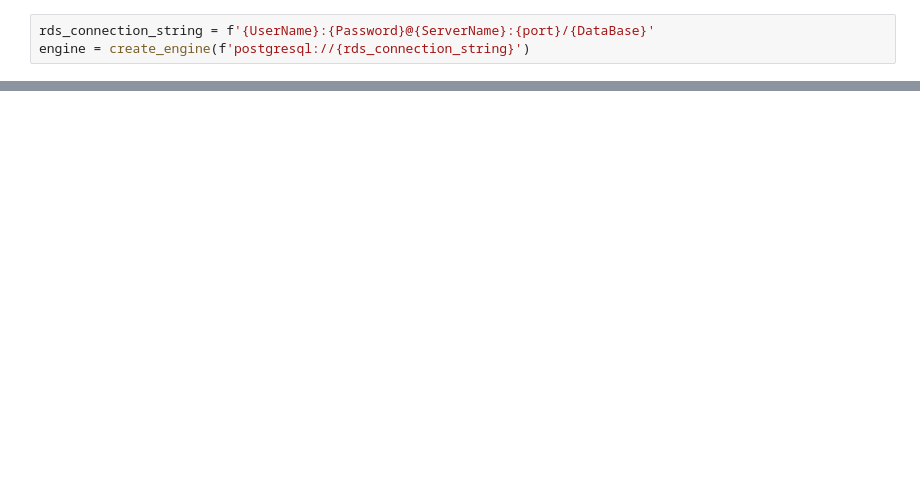
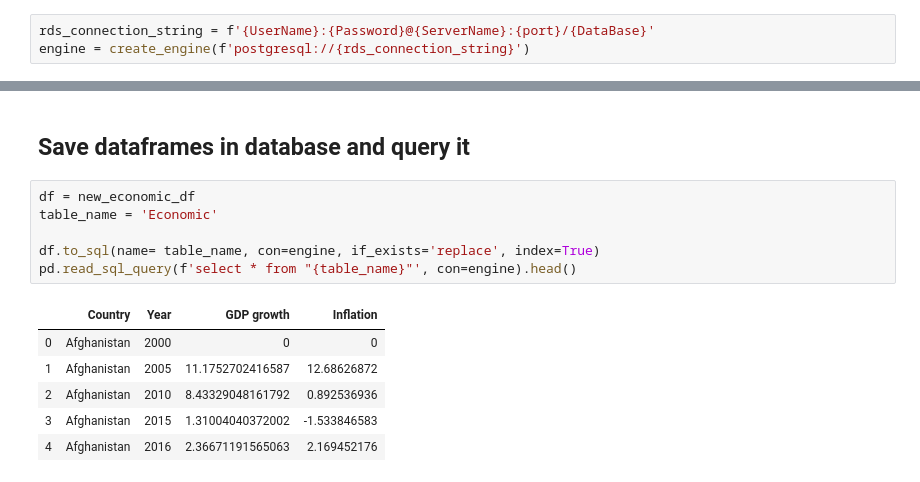
Before and after one commit to UncleBacon/ETL_Project, a Jupyter notebook: Jupyter Notebooks/economic.ipynb, the cells around one changed output, grey strips where cells are left out. Drawn from its saved outputs; the diff is of its cells as text; blank space fills up the shorter version.

```diff
--- a/Jupyter Notebooks/economic.ipynb
+++ b/Jupyter Notebooks/economic.ipynb
@@ -179,0 +182,15 @@ engine.table_names()
+# %% [markdown]
+## Save dataframes in database and query it
+# %%
+df = new_economic_df
+table_name = 'Economic'
+
+df.to_sql(name= table_name, con=engine, if_exists='replace', index=True)
+pd.read_sql_query(f'select * from "{table_name}"', con=engine).head()
+# %% [output]
+|  | Country | Year | GDP growth | Inflation |
+| 0 | Afghanistan | 2000 | 0 | 0 |
+| 1 | Afghanistan | 2005 | 11.1752702416587 | 12.68626872 |
+| 2 | Afghanistan | 2010 | 8.43329048161792 | 0.892536936 |
+| 3 | Afghanistan | 2015 | 1.31004040372002 | -1.533846583 |
+| 4 | Afghanistan | 2016 | 2.36671191565063 | 2.169452176 |
```
Also changed, not shown: parts of 6 cells of this notebook.
